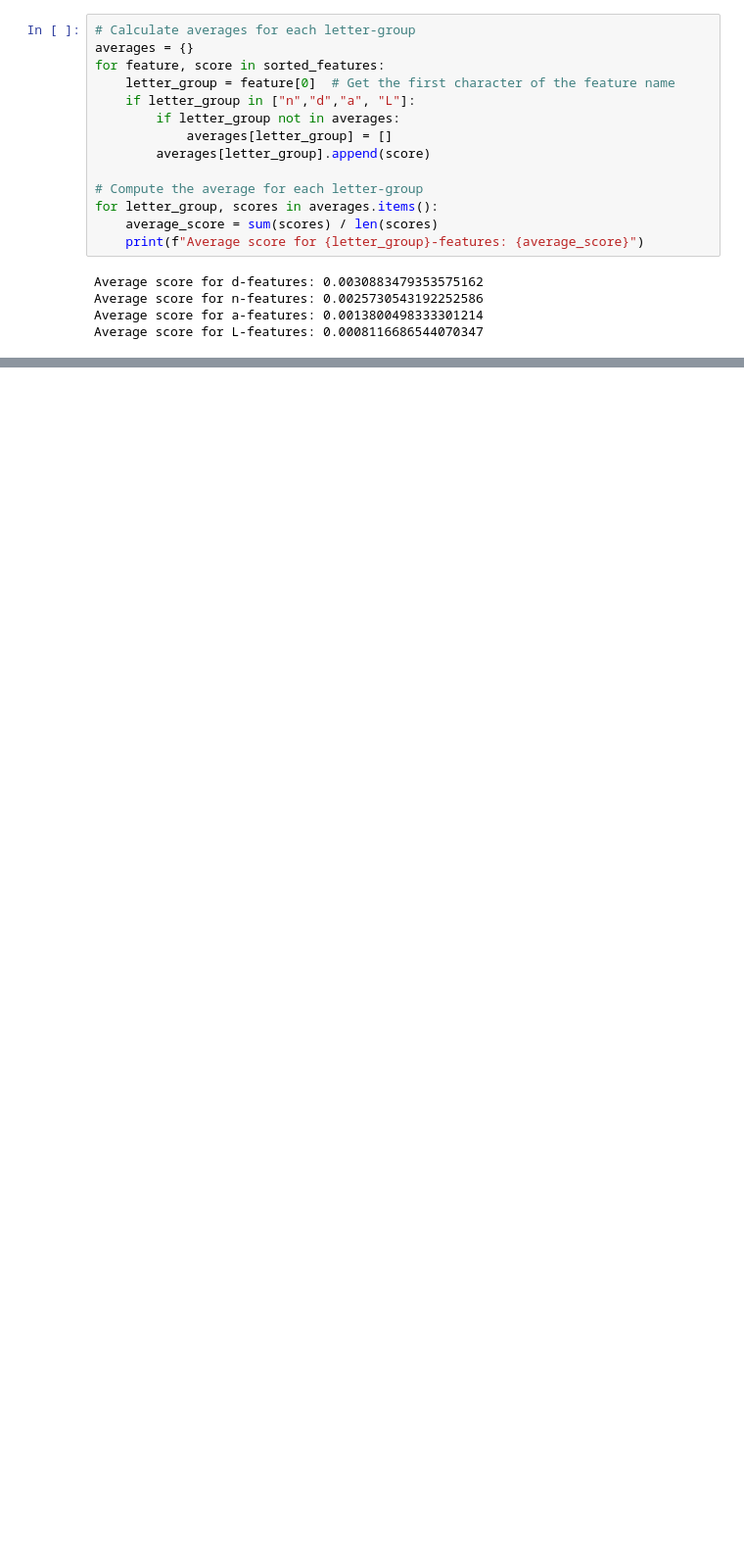
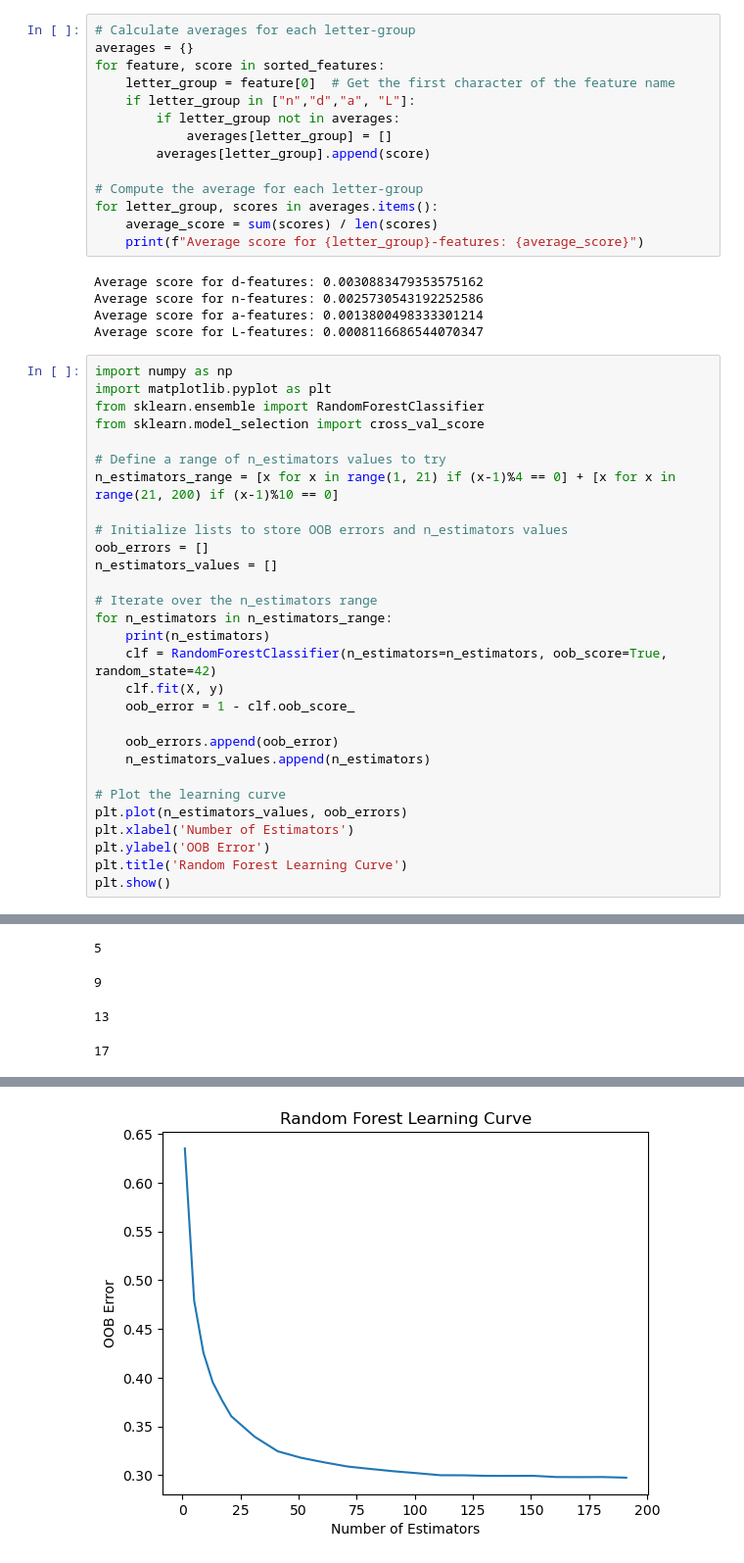
Before and after one commit to lzrobinson/Machine-Learning-Project-2, a Jupyter notebook: randomForest.ipynb, the cells around one changed output, grey strips where cells are left out. Shown at 98% size. Cells and saved outputs as stored; diff of their text form; blank space fills up the shorter version.

```diff
--- a/randomForest.ipynb
+++ b/randomForest.ipynb
@@ -367,3 +363,33 @@ Average score for d-features: 0.0030883479353575162
 Average score for n-features: 0.0025730543192252586
 Average score for a-features: 0.0013800498333301214
 Average score for L-features: 0.0008116686544070347
+# %%
+import numpy as np
+import matplotlib.pyplot as plt
+from sklearn.ensemble import RandomForestClassifier
+from sklearn.model_selection import cross_val_score
+
+# Define a range of n_estimators values to try
+n_estimators_range = [x for x in range(1, 21) if (x-1)%4 == 0] + [x for x in range(21, 200) if (x-1)%10 == 0]
+
+# Initialize lists to store OOB errors and n_estimators values
+oob_errors = []
+n_estimators_values = []
+
+# Iterate over the n_estimators range
+for n_estimators in n_estimators_range:
+    print(n_estimators)
+    clf = RandomForestClassifier(n_estimators=n_estimators, oob_score=True, random_state=42)
+    clf.fit(X, y)
+    oob_error = 1 - clf.oob_score_
+
+    oob_errors.append(oob_error)
+    n_estimators_values.append(n_estimators)
+
+# Plot the learning curve
+plt.plot(n_estimators_values, oob_errors)
+plt.xlabel('Number of Estimators')
+plt.ylabel('OOB Error')
+plt.title('Random Forest Learning Curve')
+plt.show()
+# %% [output]
@@ -369,0 +397,4 @@ Average score for L-features: 0.0008116686544070347
+5
+9
+13
+17
@@ -369,0 +419 @@ Average score for L-features: 0.0008116686544070347
+[figure, added]
```
Also changed, not shown: parts of 13 cells of this notebook, 4 other files.
